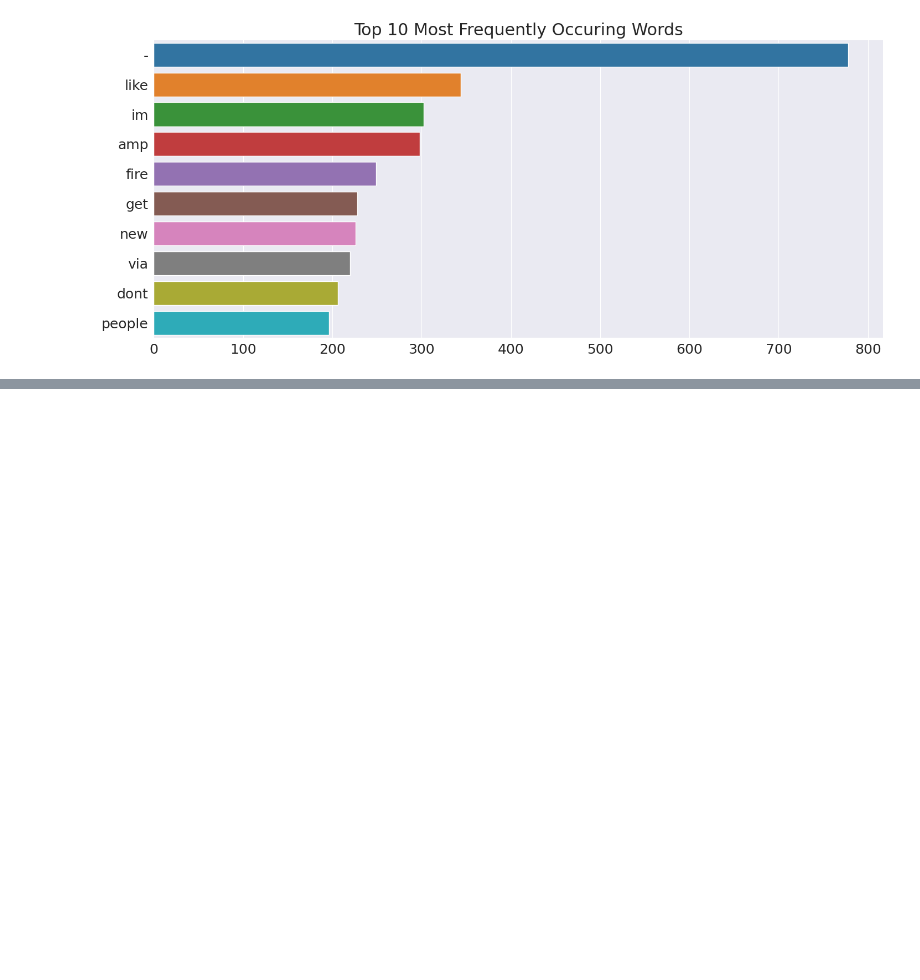
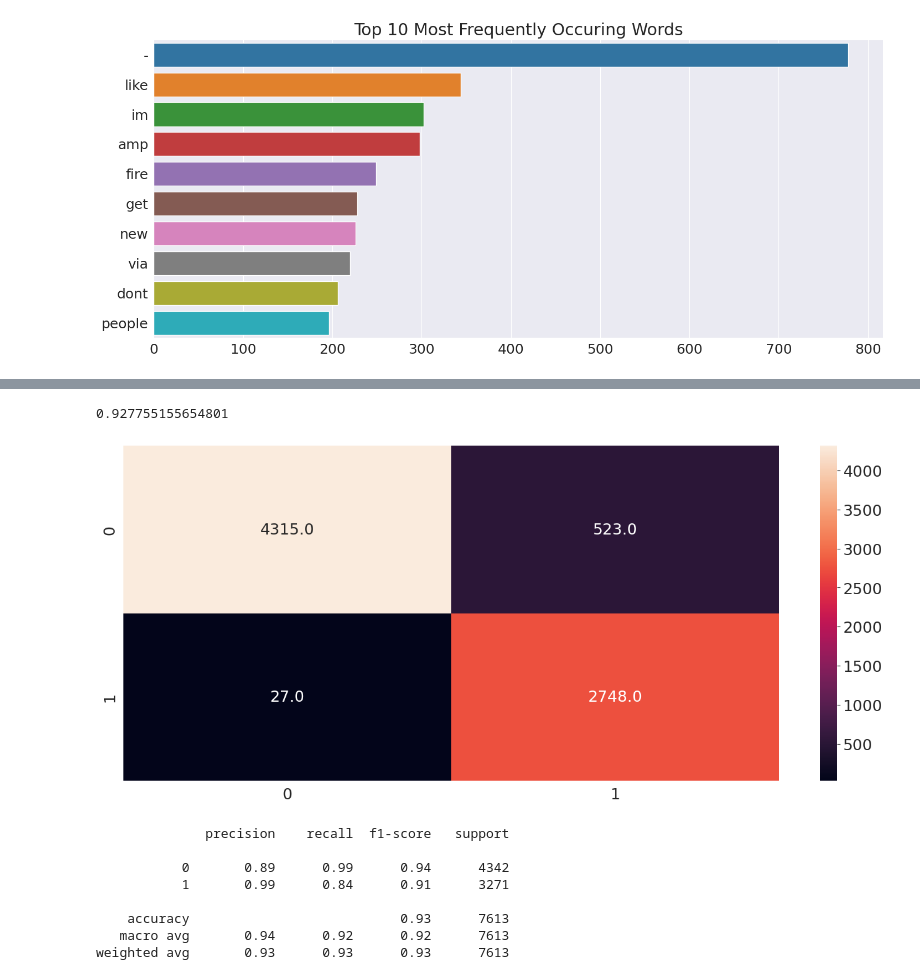
Before and after one commit to PremKumar-V/NLP_Projects, a Jupyter notebook: Disaster_Tweets_Classification.ipynb, the cells around one changed output, grey strips where cells are left out. Drawn from its saved outputs; the diff is of its cells as text; code cells hidden in the pictures; blank space fills up the shorter version.

```diff
--- a/Disaster_Tweets_Classification.ipynb
+++ b/Disaster_Tweets_Classification.ipynb
@@ -214,0 +242,5 @@ n_grams((3, 3))
+# %%
+eng_stopwords = stopwords.words('english')
+
+regTokenizer = nltk.tokenize.RegexpTokenizer(r'\w+')
+snowballStemmer = snowball.SnowballStemmer(language = 'english')
@@ -214,0 +266,41 @@ n_grams((3, 3))
+# %%
+vectorizer = TfidfVectorizer(
+                tokenizer = tokenize,
+                stop_words = eng_stopwords,
+                ngram_range = (1, 1),
+                max_features = 2000
+)
+# %%
+model1 = ModelPreprocess(snowballStemmer.stem, nltk.tokenize.RegexpTokenizer(r'\w+').tokenize, vectorizer)
+trainInputs, trainTargets, testInputs, vocab = model1.preprocess()
+# %%
+from sklearn.ensemble import RandomForestClassifier
+from sklearn.metrics import accuracy_score, confusion_matrix, classification_report
+
+
+def train(trainInputs, trainTargets):
+
+    rfc = RandomForestClassifier(n_estimators = 100, n_jobs = -1, random_state = 4, max_depth = 100)
+    rfc.fit(trainInputs, trainTargets)
+    trainPreds = rfc.predict(trainInputs)
+
+    print(accuracy_score(trainPreds, trainTargets))
+
+
+    sns.heatmap(confusion_matrix(trainPreds, trainTargets), annot = True, fmt=".1f")
+    plt.show()
+
+    print(classification_report(trainTargets, trainPreds, target_names=['0', '1']))
+# %%
+train(trainInputs, trainTargets)
+# %% [output]
+0.927755155654801
+[figure, added]
+              precision    recall  f1-score   support
+
+           0       0.89      0.99      0.94      4342
+           1       0.99      0.84      0.91      3271
+
+    accuracy                           0.93      7613
+   macro avg       0.94      0.92      0.92      7613
+weighted avg       0.93      0.93      0.93      7613
```
Also changed, not shown: parts of 18 cells of this notebook.
